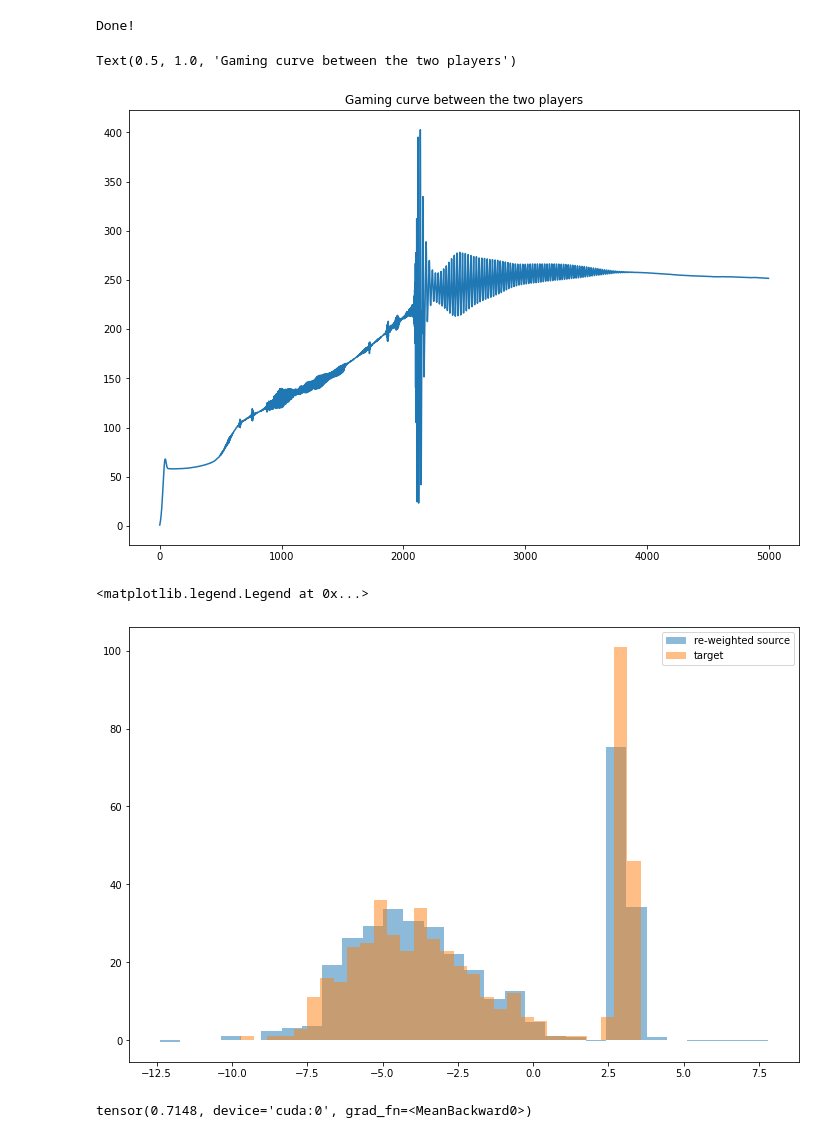
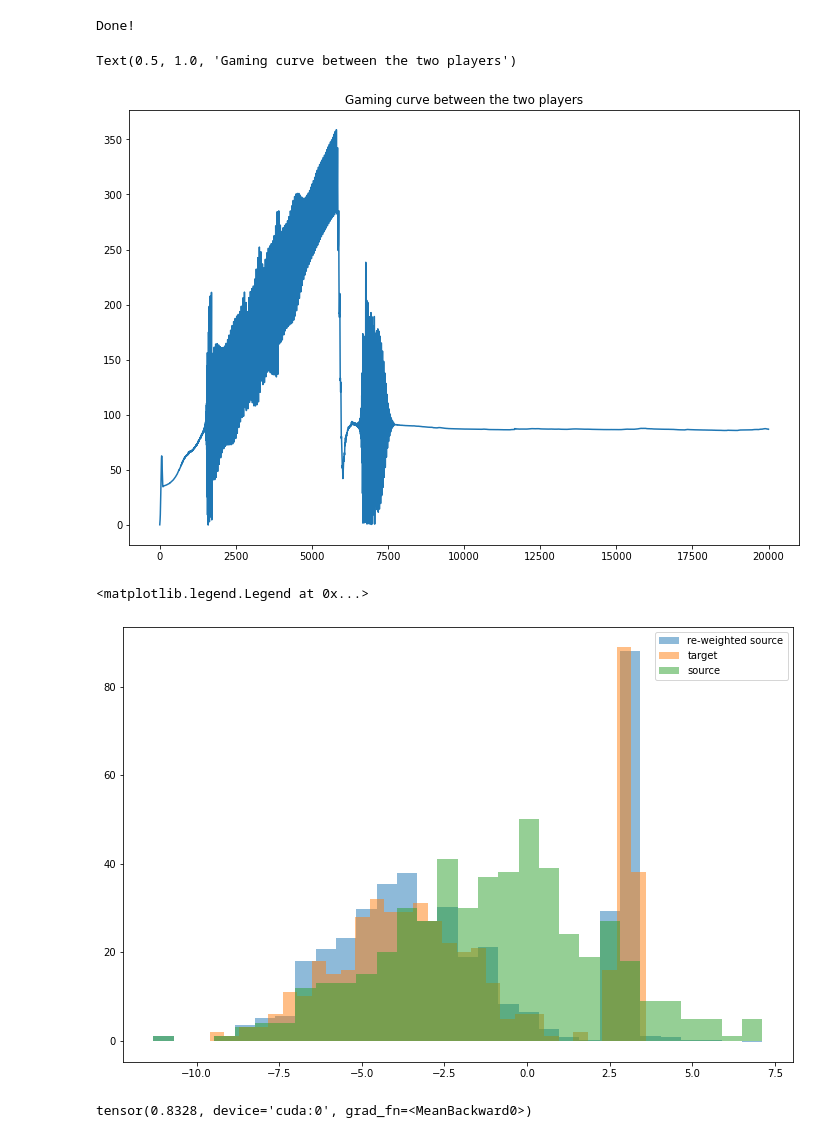
Before and after one commit to MGIMM/Neural_Adversarial_Balancing, a Jupyter notebook: notebook/QuickExample.ipynb, the cells around one changed output. Drawn from its saved outputs; the diff is of its cells as text; code cells hidden in the pictures.

```diff
--- a/notebook/QuickExample.ipynb
+++ b/notebook/QuickExample.ipynb
@@ -67,7 +59,7 @@ optimizer_reweighting = torch.optim.Adam(model_reweighting.parameters(), lr=lear
 # %% [markdown]
 ## Play the game
 # %%
-epochs = 5000
+epochs = 20000
 loss_trace = []
 # warming up
 for t in tqdm(range(epochs)):
@@ -75,10 +67,10 @@ for t in tqdm(range(epochs)):
                                       model_reweighting = model_reweighting,
                                       optimizer_IPM = optimizer_IPM,
                                       optimizer_reweighting = optimizer_reweighting,
-                                      IPM_steps = 3,
-                                      reweight_steps = 3,
+                                      IPM_steps = 2,
+                                      reweight_steps = 2,
                                       lambda_l2_weight = 1e2,
-                                      lambda_l2_IPM = 1e-3,)
+                                      lambda_l2_IPM = 5e-4,)
     loss_trace.append(current_test_loss.to("cpu").detach().numpy())
 
 print("Done!")
@@ -90,16 +82,17 @@ plt.plot(np.array(loss_trace))
 plt.title("Gaming curve between the two players")
 # %% [output]
 Text(0.5, 1.0, 'Gaming curve between the two players')
-[figure, old version]
+[figure, new version]
 # %%
 plt.figure(figsize = (12,8))
 plt.hist(AB.xi[:,0].to("cpu").detach().numpy(), weights = model_reweighting(AB.xi).to("cpu").detach().numpy(), alpha = 0.5, bins = 30, label ="re-weighted source")
 plt.hist(AB.xi_ring[:,0].to("cpu").detach().numpy(), alpha = 0.5, bins = 30, label ="target")
+plt.hist(AB.xi[:,0].to("cpu").detach().numpy(), alpha = 0.5, bins = 30, label ="source")
 plt.legend()
 # %% [output]
 <matplotlib.legend.Legend at 0x...>
-[figure, old version]
+[figure, new version]
 # %%
 model_reweighting(AB.xi).mean()
 # %% [output]
-tensor(0.7148, device='cuda:0', grad_fn=<MeanBackward0>)
+tensor(0.8328, device='cuda:0', grad_fn=<MeanBackward0>)
```
Also changed, not shown: parts of 3 cells of this notebook, 1 other file.
